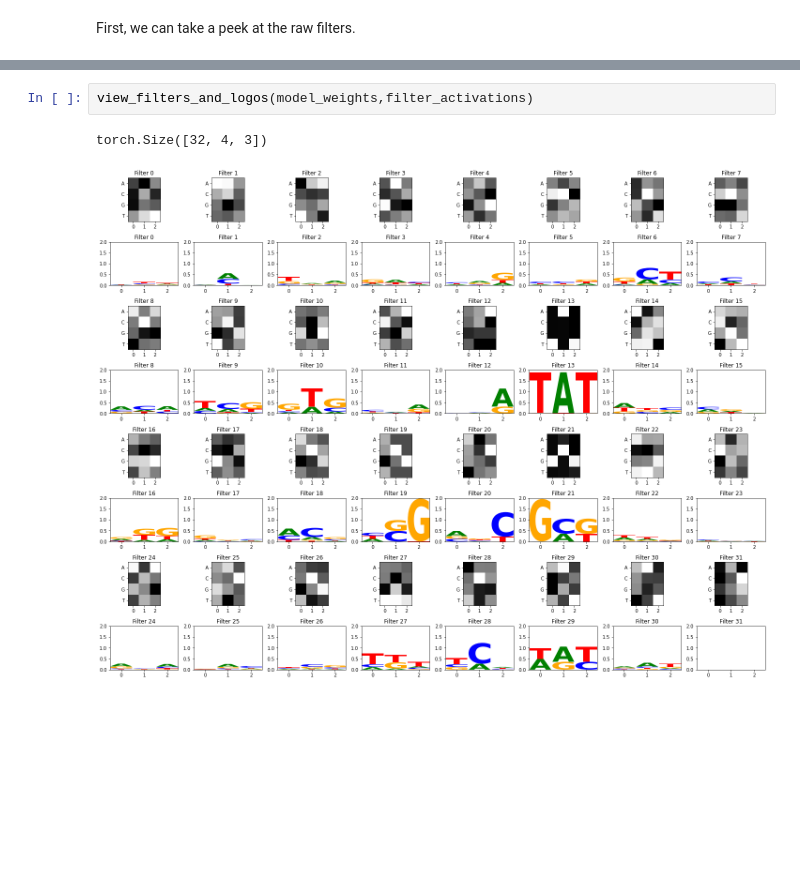
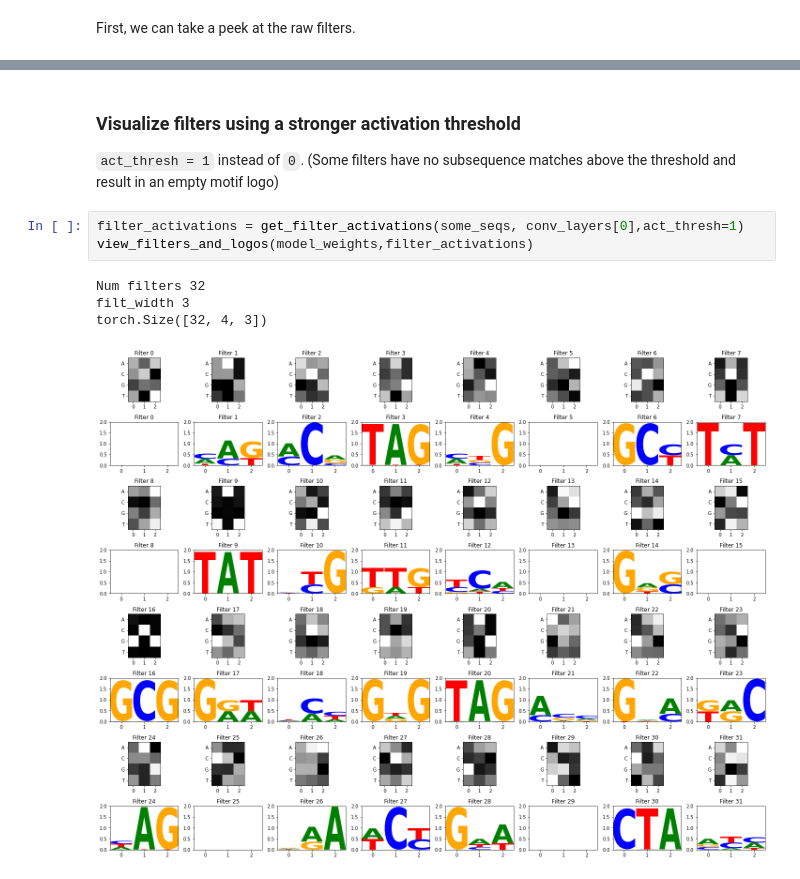
Before and after one commit to erinhwilson/dna-pytorch-tutorial, a Jupyter notebook: basic_DNA_tutorial.ipynb, the cells around one changed output, grey strips where cells are left out. Drawn from its saved outputs; the diff is of its cells as text; blank space fills up the shorter version.

```diff
--- a/basic_DNA_tutorial.ipynb
+++ b/basic_DNA_tutorial.ipynb
@@ -1009,5 +1032,11 @@ filt_width 3
-# %%
-view_filters_and_logos(model_weights,filter_activations)
-# %% [output]
-torch.Size([32, 4, 3])
-[figure, removed]
+# %% [markdown]
+### Visualize filters using a stronger activation threshold
+`act_thresh = 1` instead of `0`. (Some filters have no subsequence matches above the threshold and result in an empty motif logo)
+# %%
+filter_activations = get_filter_activations(some_seqs, conv_layers[0],act_thresh=1)
+view_filters_and_logos(model_weights,filter_activations)
+# %% [output]
+Num filters 32
+filt_width 3
+torch.Size([32, 4, 3])
+[figure, added]
```
Also changed, not shown: parts of 40 cells of this notebook, 2 other files.
